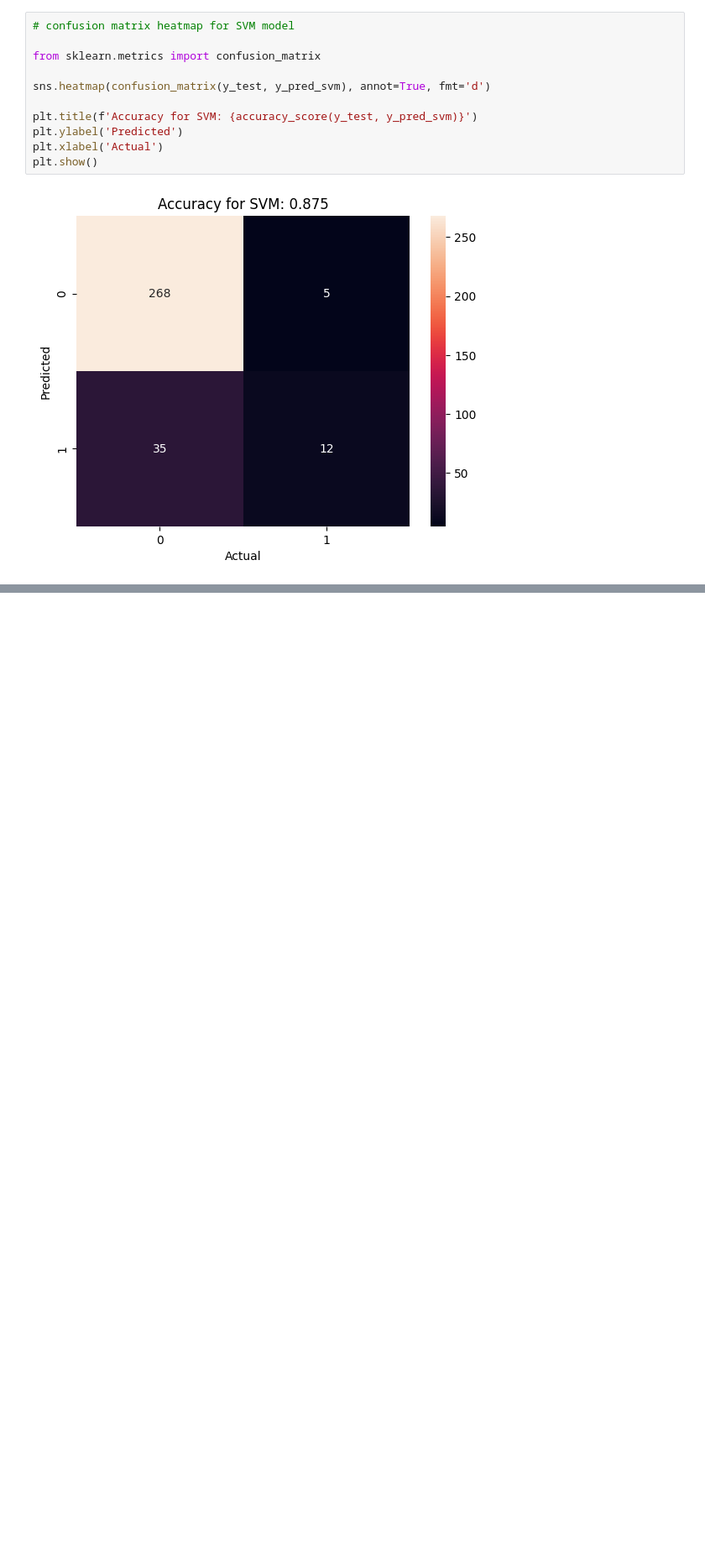
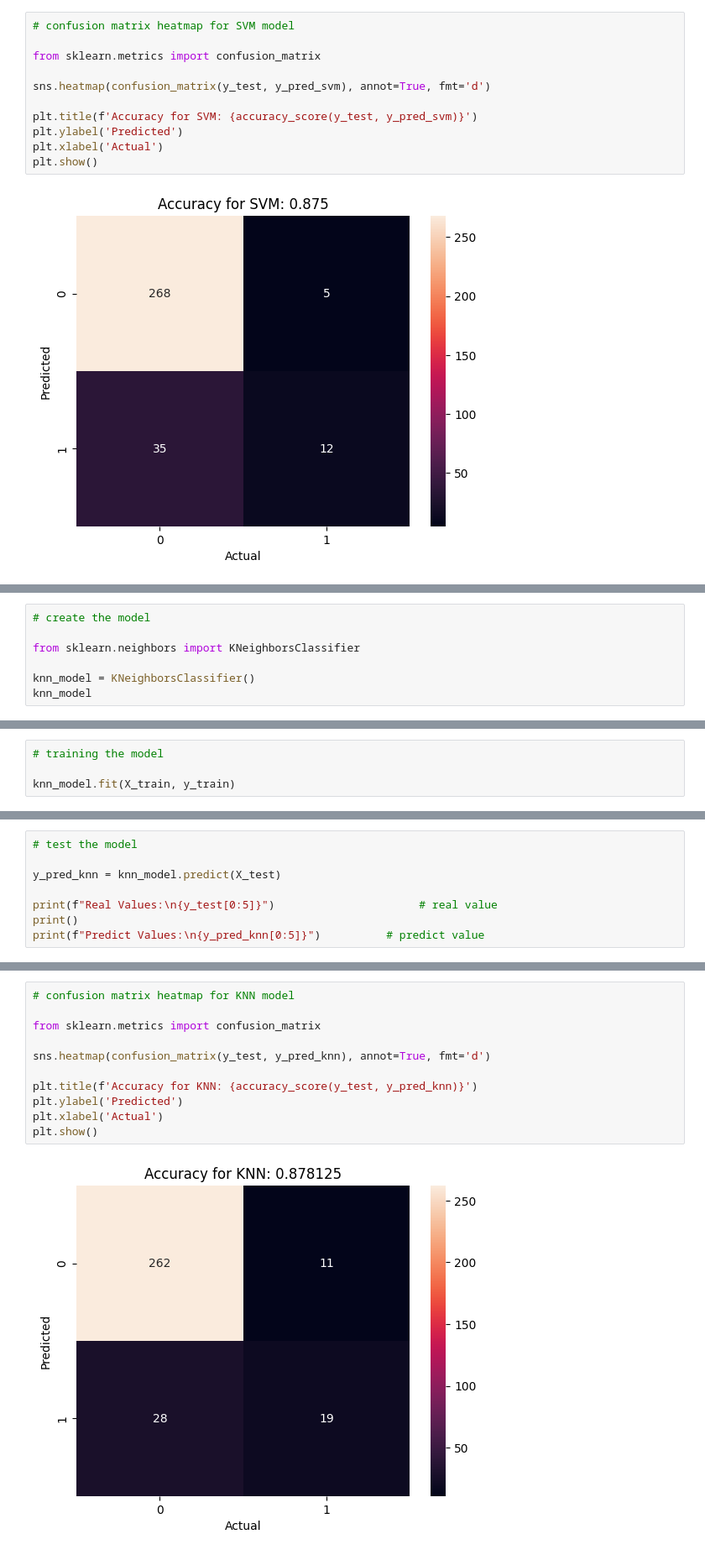
Before and after one commit to shadmankhezri/classification, a Jupyter notebook: wine_quality/wine_quality.ipynb, the cells around one changed output, grey strips where cells are left out. Shown at 84% size. Cells and saved outputs as stored; diff of their text form; blank space fills up the shorter version.

Commit message:
decision tree and knn model created and draw tree graph

```diff
--- a/wine_quality/wine_quality.ipynb
+++ b/wine_quality/wine_quality.ipynb
@@ -385,0 +388,7 @@ plt.show()
+# %%
+# create the model
+
+from sklearn.neighbors import KNeighborsClassifier
+
+knn_model = KNeighborsClassifier()
+knn_model
@@ -385,0 +397,4 @@ plt.show()
+# %%
+# training the model
+
+knn_model.fit(X_train, y_train)
@@ -385,0 +405,8 @@ plt.show()
+# %%
+# test the model
+
+y_pred_knn = knn_model.predict(X_test)
+
+print(f"Real Values:\n{y_test[0:5]}")                      # real value
+print()
+print(f"Predict Values:\n{y_pred_knn[0:5]}")          # predict value
@@ -385,0 +440,13 @@ plt.show()
+# %%
+# confusion matrix heatmap for KNN model
+
+from sklearn.metrics import confusion_matrix
+
+sns.heatmap(confusion_matrix(y_test, y_pred_knn), annot=True, fmt='d')
+
+plt.title(f'Accuracy for KNN: {accuracy_score(y_test, y_pred_knn)}')
+plt.ylabel('Predicted')
+plt.xlabel('Actual')
+plt.show()
+# %% [output]
+[figure, added]
```
Also changed, not shown: parts of 18 cells of this notebook, 1 other file.
